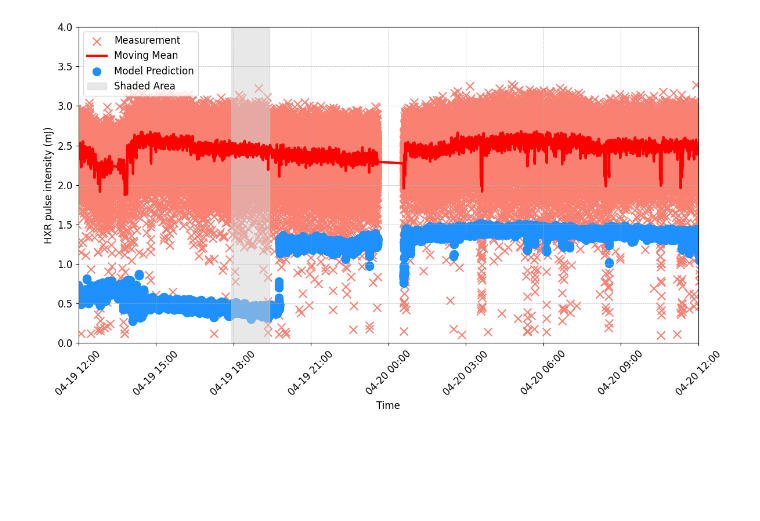
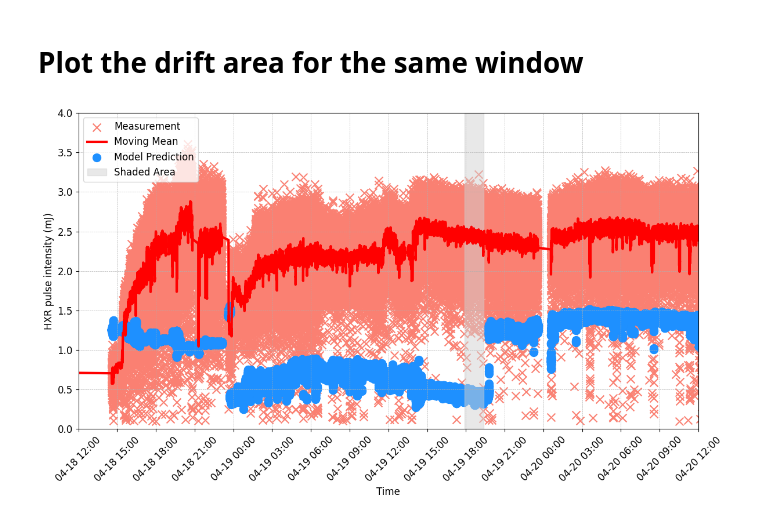
Before and after one commit to AI-ModCon/BaseSIM_APEIRON, a Jupyter notebook: examples/slac_fel/plot_data.ipynb, the cells around one changed output. Saved outputs shown, nothing was run; the diff lists cells and outputs as text; code cells hidden in the pictures; blank space fills up the shorter version.

```diff
--- a/examples/slac_fel/plot_data.ipynb
+++ b/examples/slac_fel/plot_data.ipynb
@@ -25,5 +25,6 @@ def dataset_filter(dataset):
     return dataset[condition]
 # %%
 # get testing samples from dataset
-test_set = pd.read_pickle("hxr_archiver_2025-04_cleaned.pkl")
+test_set = pd.read_pickle("./data2/hxr_archiver_2025-04_cleaned.pkl")
 test_set = dataset_filter(test_set)
+test_set.index[:2], test_set.index[-2:]
@@ -68,0 +122,3 @@ model_output_unscaled = output_scaler.untransform(model_output).detach().numpy()
+# %%
+start_date = pd.Timestamp("2025-04-18 12:00")
+end_date = pd.Timestamp("2025-04-20 12:00")
@@ -68,0 +181,2 @@ model_output_unscaled = output_scaler.untransform(model_output).detach().numpy()
+# %% [markdown]
+# Plot the drift area for the same window
@@ -104,35 +225,32 @@ plt.xlabel("Time", fontsize=fontsize)
 plt.ylabel("HXR pulse intensity (mJ)", fontsize=fontsize)
 
 # plt.xlim(selected_validation_set.index.min(), selected_validation_set.index.max())
-start_date = pd.Timestamp("2025-04-19 12:00")
-end_date = pd.Timestamp("2025-04-20 12:00")
 plt.xlim(start_date, end_date)
+
 
 # Date formatting and auto ticks based on zoom level
 ax = plt.gca()
 
 # ax.xaxis.set_major_locator(mdates.AutoDateLocator())
 ax.xaxis.set_major_locator(mdates.HourLocator(interval=3))
 ax.xaxis.set_major_formatter(date_format)
 
 # Shading the area between at drift location
-start_shade = pd.Timestamp("2025-04-19 17:55")
-end_shade = pd.Timestamp("2025-04-19 19:24")
 plt.fill_betweenx(
     y=[0, 4],
     x1=start_shade,
     x2=end_shade,
     color="lightgray",
     alpha=0.5,
     label="Shaded Area",
 )
 
 plt.ylim([0, 4])
 plt.legend(fontsize=12, loc="upper left")
 plt.tick_params(labelsize=fontsize)
 plt.tick_params(axis="x", rotation=45)
 plt.grid(True, which="both", linestyle="--", linewidth=0.5)
 plt.tight_layout()
 plt.show()
 # %% [output]
-[figure, old version]
+[figure, new version]
```
Also changed, not shown: parts of 15 cells of this notebook, 1 other file.
